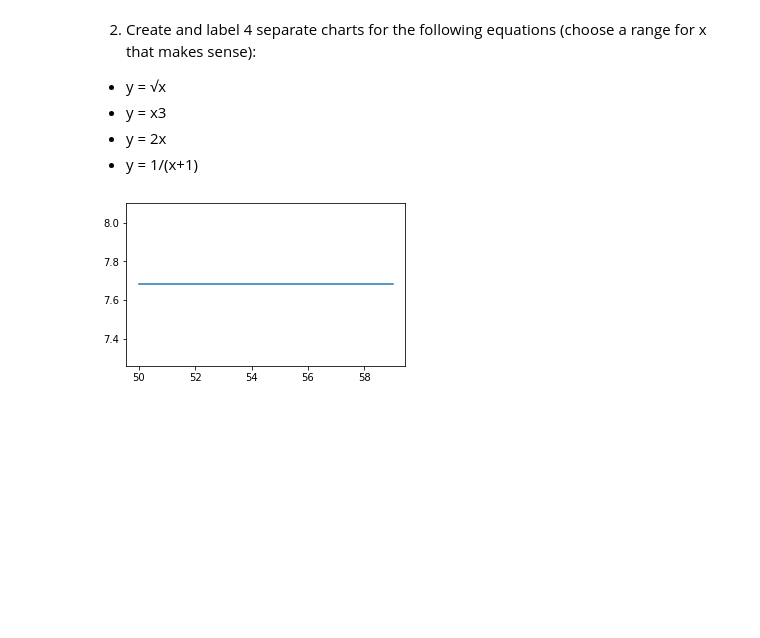
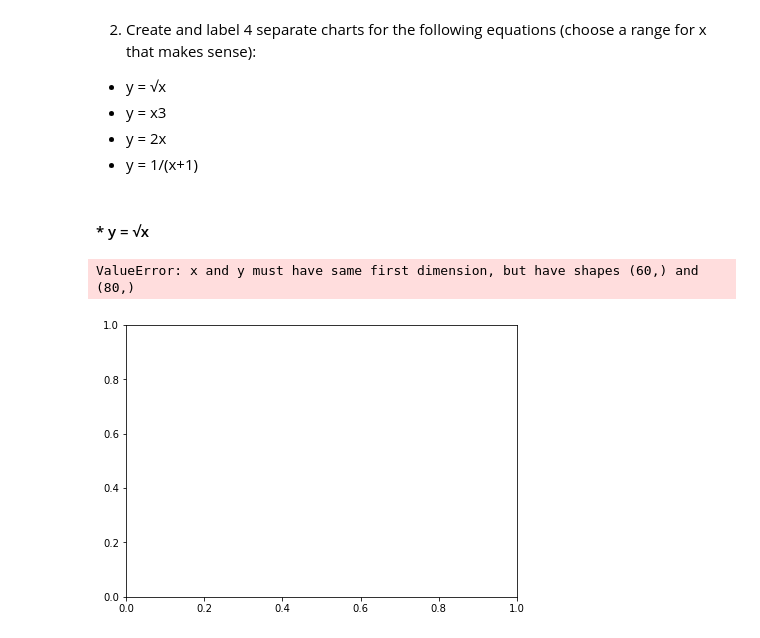
Before and after one commit to Severina7/numpy-pandas-visualization-exercises, a Jupyter notebook: matplotlib_exercises.ipynb, the cells around one changed output. Drawn from its saved outputs; the diff is of its cells as text; code cells hidden in the pictures; blank space fills up the shorter version.

```diff
--- a/matplotlib_exercises.ipynb
+++ b/matplotlib_exercises.ipynb
@@ -12,7 +12,7 @@ import math
 
 y = x^2−x+2
 # %%
-x = range(-40, 40)
+x = range(-30, 30)
 y = []
 
 for val in x:
@@ -21,13 +21,14 @@ y = [(x**2 + x + 2) for x in x]
 fig = plt.figure(figsize = (7, 4))
 plt.plot(x, y)
 
+# For title
 plt.title('$ y = x^2 - x +2$')
-
+# For label
 plt.xlabel('$x$')
 plt.ylabel('$y$')
-
+# For annotation
 plt.annotate('Origin', xy = (0,0), xytext = (0, 200), arrowprops ={})
 %config InlineBackend.figure_format = 'png'
-
-plt.savefig('figure1.png')
+# For saving fig and assigning other parameters
+plt.savefig('function_fig.png', dpi = None, transparent = False)
 # %% [output]
@@ -39,16 +40,21 @@ plt.savefig('figure1.png')
 - y = x3
 - y = 2x
 - y = 1/(x+1)
+# %% [markdown]
+#### * y = √x
 # %%
-x = range(50, 60)
-y = []
+xa = range(0, 80)
+ya = [math.sqrt(val) for val in xa]
 
-for val in x:
+for val in xa:
     y.append(math.sqrt(val))
-x = range(50, 60)
-y = [(math.sqrt(val)) for x in x]
-fig = plt.figure(figsize = (5, 3))
+y = [(math.sqrt(val)) for val in xa]
+
+fig = plt.figure(figsize = (7, 5))
+
 plt.plot(x, y)
+
 plt.show()
 # %% [output]
+ValueError: x and y must have same first dimension, but have shapes (60,) and (80,)
-[figure, old version]
+[figure, new version]
```
Also changed, not shown: parts of 2 cells of this notebook, 4 other files.
